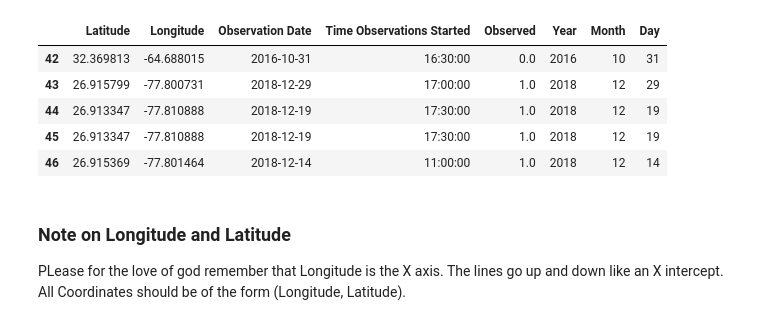
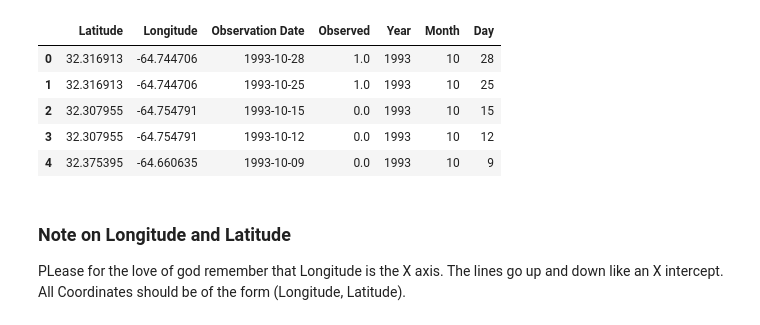
Before and after one commit to Toastisgreat/ResearchProject, a Jupyter notebook: Notebooks/NetworkCreation.ipynb, the cells around one changed output. Drawn from its saved outputs; the diff is of its cells as text; code cells hidden in the pictures.

```diff
--- a/Notebooks/NetworkCreation.ipynb
+++ b/Notebooks/NetworkCreation.ipynb
@@ -11,7 +11,6 @@ df = pd.read_table("../RawDataSets/ebd_sancra_smp_relApr-2024.txt",
                    delimiter = '\t',
                    usecols = ["LATITUDE",
                               "LONGITUDE",
-                              "TIME OBSERVATIONS STARTED",
                               "OBSERVATION DATE",
                               "ALL SPECIES REPORTED"])
 
@@ -21,22 +20,22 @@ df = df.rename(columns = {"All Species Reported": "Observed"})
 # %%
 df[["Year", "Month", "Day"]] = df["Observation Date"].str.split( '-', expand = True) # Split Date into Year, Month, Day
 
 df = df.dropna(subset = ["Year", "Month", "Day"]) # Remove NA Dates
 
 df[["Year", "Month", "Day"]] = df[["Year", "Month", "Day"]].astype(int) # Convert These to integers
 
-df = df.query('2015 <= Year <= 2020') #Year above a certain point for time series analysis bc of lack of  data
+#df = df.query('2015 <= Year <= 2020') #Year above a certain point for time series analysis bc of lack of  data
 
 df = df.loc[(df["Longitude"] <= -50) & (df["Longitude"] >= -180)] #Focus on Just North America
 
 df.head()
 # %% [output]
-|  | Latitude | Longitude | Observation Date | Time Observations Started | Observed | Year | Month | Day |
-| 42 | 32.369813 | -64.688015 | 2016-10-31 | 16:30:00 | 0.0 | 2016 | 10 | 31 |
-| 43 | 26.915799 | -77.800731 | 2018-12-29 | 17:00:00 | 1.0 | 2018 | 12 | 29 |
-| 44 | 26.913347 | -77.810888 | 2018-12-19 | 17:30:00 | 1.0 | 2018 | 12 | 19 |
-| 45 | 26.913347 | -77.810888 | 2018-12-19 | 17:30:00 | 1.0 | 2018 | 12 | 19 |
-| 46 | 26.915369 | -77.801464 | 2018-12-14 | 11:00:00 | 1.0 | 2018 | 12 | 14 |
+|  | Latitude | Longitude | Observation Date | Observed | Year | Month | Day |
+| 0 | 32.316913 | -64.744706 | 1993-10-28 | 1.0 | 1993 | 10 | 28 |
+| 1 | 32.316913 | -64.744706 | 1993-10-25 | 1.0 | 1993 | 10 | 25 |
+| 2 | 32.307955 | -64.754791 | 1993-10-15 | 0.0 | 1993 | 10 | 15 |
+| 3 | 32.307955 | -64.754791 | 1993-10-12 | 0.0 | 1993 | 10 | 12 |
+| 4 | 32.375395 | -64.660635 | 1993-10-09 | 0.0 | 1993 | 10 | 9 |
 # %% [markdown]
 ### Note on Longitude and Latitude
 PLease for the love of god remember that Longitude is the X axis. The lines go up and down like an X intercept.
```
Also changed, not shown: parts of 21 cells of this notebook.
